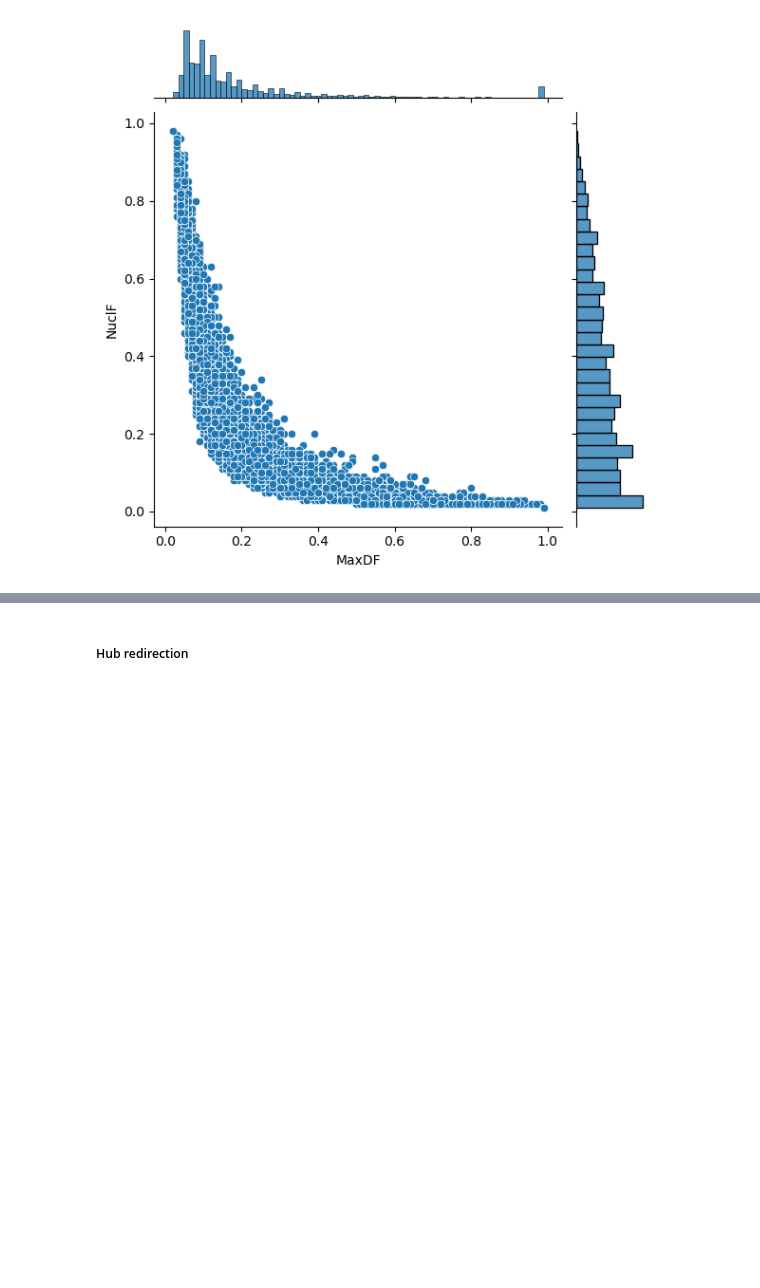
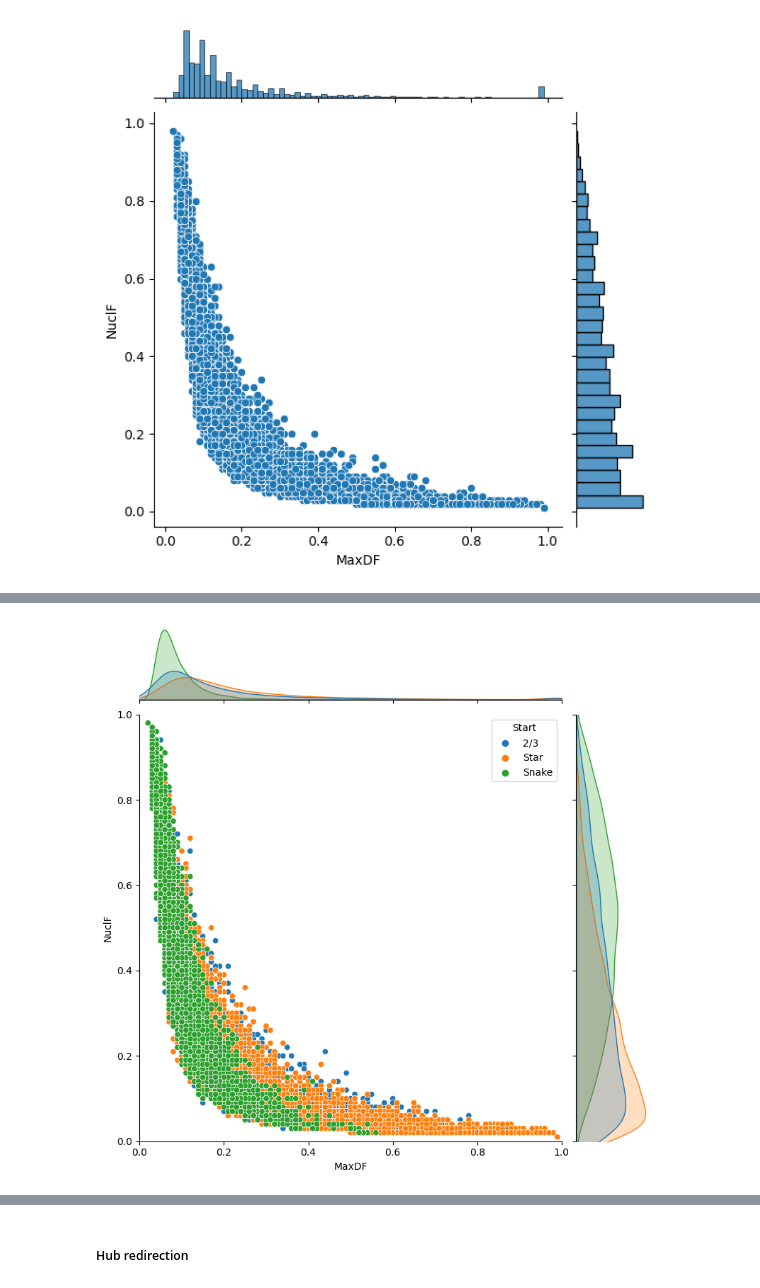
Before and after one commit to MarcosCarreira/RedirectionNetworks, a Jupyter notebook: RandomIteration.ipynb, the cells around one changed output, grey strips where cells are left out. Saved outputs shown, nothing was run; the diff lists cells and outputs as text; code cells hidden in the pictures; blank space fills up the shorter version.

Commit message:
Update RandomIteration.ipynb
Updated RandomIteration for arbitrary starting network

```diff
--- a/RandomIteration.ipynb
+++ b/RandomIteration.ipynb
@@ -524,0 +538,7 @@ Wall time: 5min 29s
+# %%
+snake = build_tree([(0, 1), (1, 2), (2, 3)])
+# %%
+%%time
+
+XR_star_100 = run_func_not('XR', next_rnd_xr, 100, 10000, star)
+XR_star_100['Start'] = 'Star'
@@ -524,0 +548,5 @@ Wall time: 5min 29s
+# %%
+%%time
+
+HR_snake_100 = run_func_not('XR', next_rnd_xr, 100, 10000, snake)
+HR_snake_100['Start'] = 'Snake'
@@ -526,3 +557,5 @@ Wall time: 5min 29s
 sns.jointplot(XR100, x='MaxDF', y='NuclF');
 # %% [output]
 [figure]
+# %%
+XR_comp_100 = pd.concat([XR_all_100, XR_star_100, HR_snake_100], axis=0)
@@ -528,0 +570,4 @@ sns.jointplot(XR100, x='MaxDF', y='NuclF');
+# %%
+sns.jointplot(XR_comp_100, x='MaxDF', y='NuclF', hue='Start', height=8, xlim=(0, 1), ylim=(0, 1));
+# %% [output]
+[figure, added]
```
Also changed, not shown: parts of 23 cells of this notebook.
